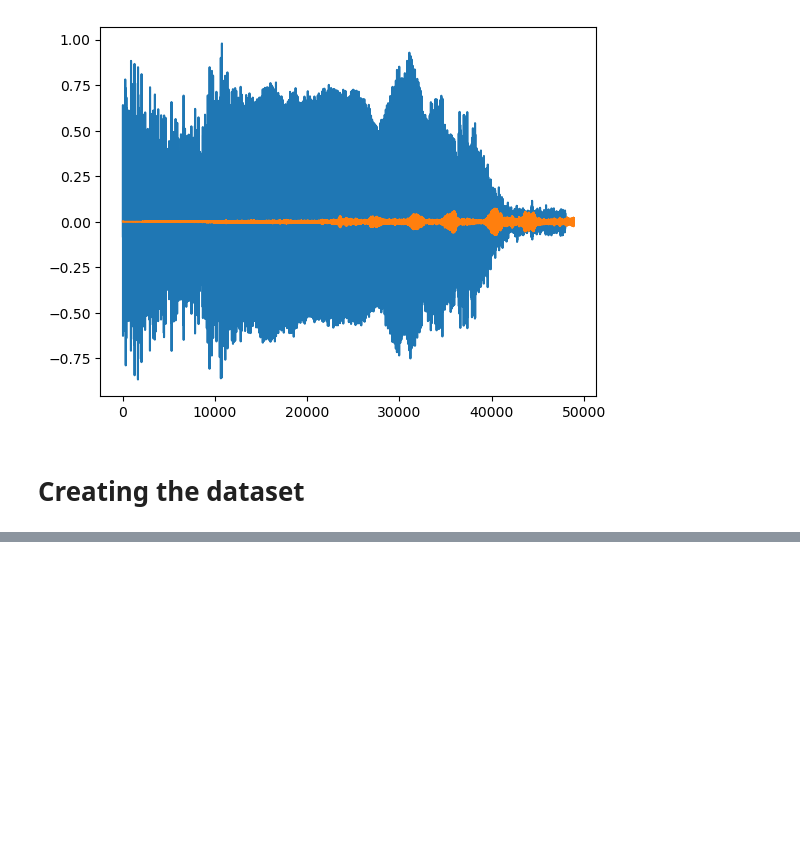
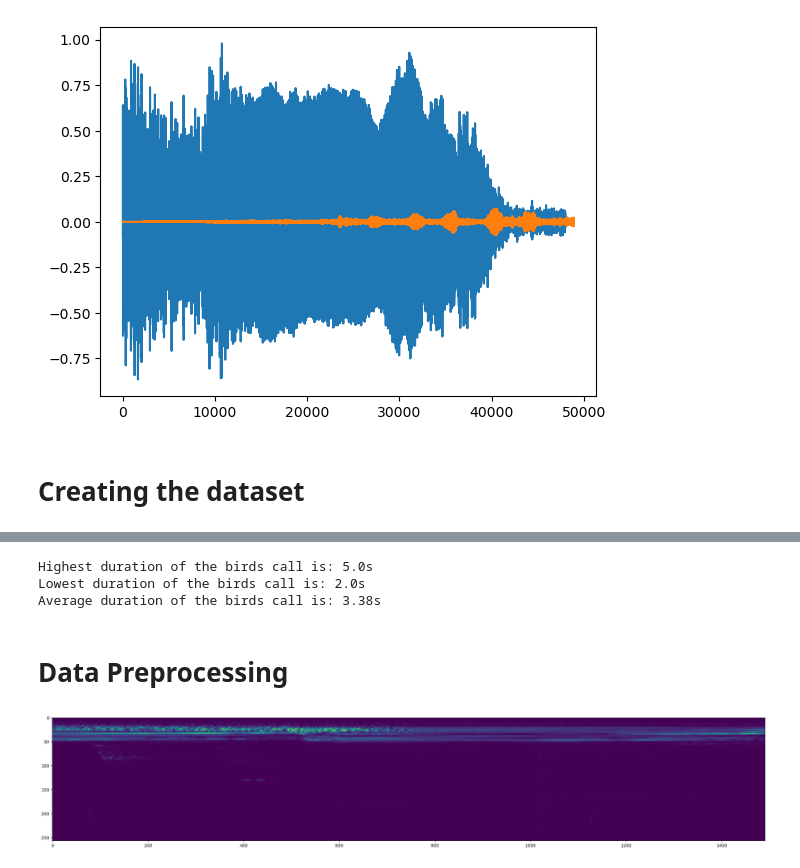
Before and after one commit to LakithaDM/Cappuchin-Bird-Call-Audio-Classifier, a Jupyter notebook: Capuchinbird_Classification_CNN.ipynb, the cells around one changed output, grey strips where cells are left out. Cells and saved outputs as stored; diff of their text form; code cells hidden in the pictures; blank space fills up the shorter version.

Commit message:
Visualize the bird call on a spectrogram

```diff
--- a/Capuchinbird_Classification_CNN.ipynb
+++ b/Capuchinbird_Classification_CNN.ipynb
@@ -71,0 +86,3 @@ plt.show()
+# %%
+positives = tf.data.Dataset.zip((pos, tf.data.Dataset.from_tensor_slices(tf.ones(len(pos)))))
+negatives = tf.data.Dataset.zip((neg, tf.data.Dataset.from_tensor_slices(tf.zeros(len(neg)))))
@@ -71,0 +140,35 @@ plt.show()
+# %%
+#Avg = lengths/Frequency
+Highest_time = 80000/16000
+Lowest_time = 32000/16000
+Avg_time = 54156/16000
+print(f'Highest duration of the birds call is: {Highest_time}s')
+print(f'Lowest duration of the birds call is: {Lowest_time}s')
+print(f'Average duration of the birds call is: {round(Avg_time,2)}s')
+# %% [output]
+Highest duration of the birds call is: 5.0s
+Lowest duration of the birds call is: 2.0s
+Average duration of the birds call is: 3.38s
+# %% [markdown]
+# Data Preprocessing
+# %%
+def preprocess(file_path, label):
+    wav = load_wav_16k_mono(file_path)
+    wav = wav[:48000]
+    zero_padding = tf.zeros([48000] - tf.shape(wav), dtype=tf.float32)
+    wav = tf.concat([zero_padding, wav],0)
+    spectrogram = tf.signal.stft(wav, frame_length=320, frame_step=32)
+    spectrogram = tf.abs(spectrogram)
+    spectrogram = tf.expand_dims(spectrogram, axis=2)
+    return spectrogram, label
+# %%
+filepath, label = positives.shuffle(buffer_size=10000).as_numpy_iterator().next()
+# %%
+spectrogram, label = preprocess(filepath, label)
+# %%
+#Spectrogram of a capuchinbrid call
+plt.figure(figsize=(30,20))
+plt.imshow(tf.transpose(spectrogram)[0])
+plt.show()
+# %% [output]
+[figure, added]
```
Also changed, not shown: parts of 21 cells of this notebook.
